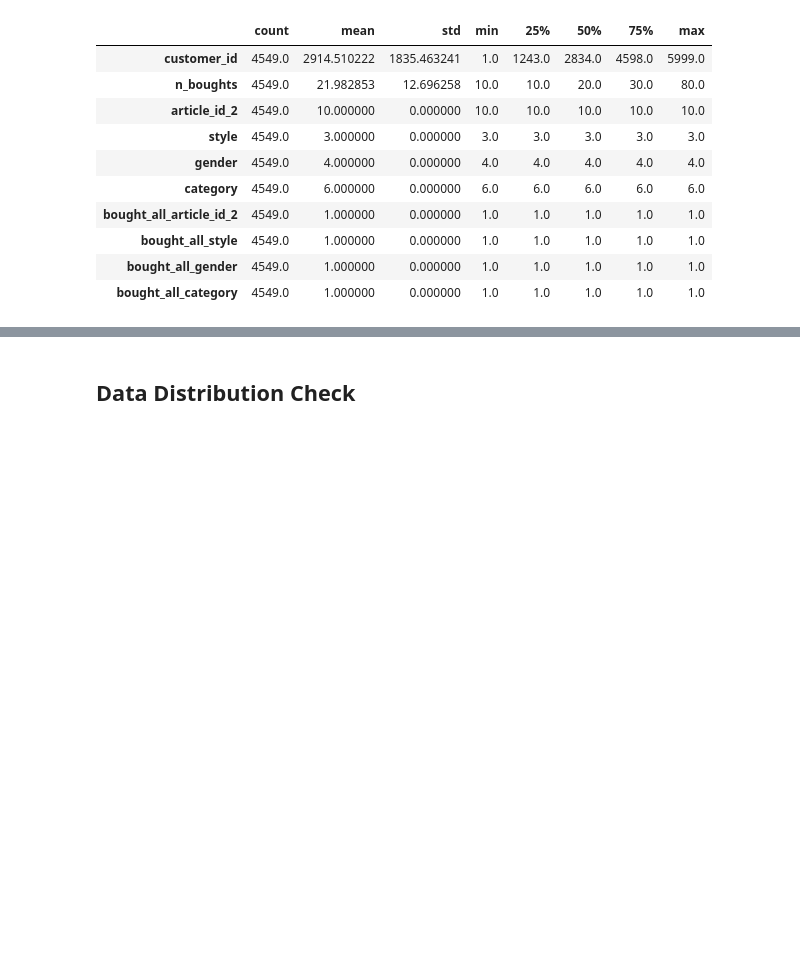
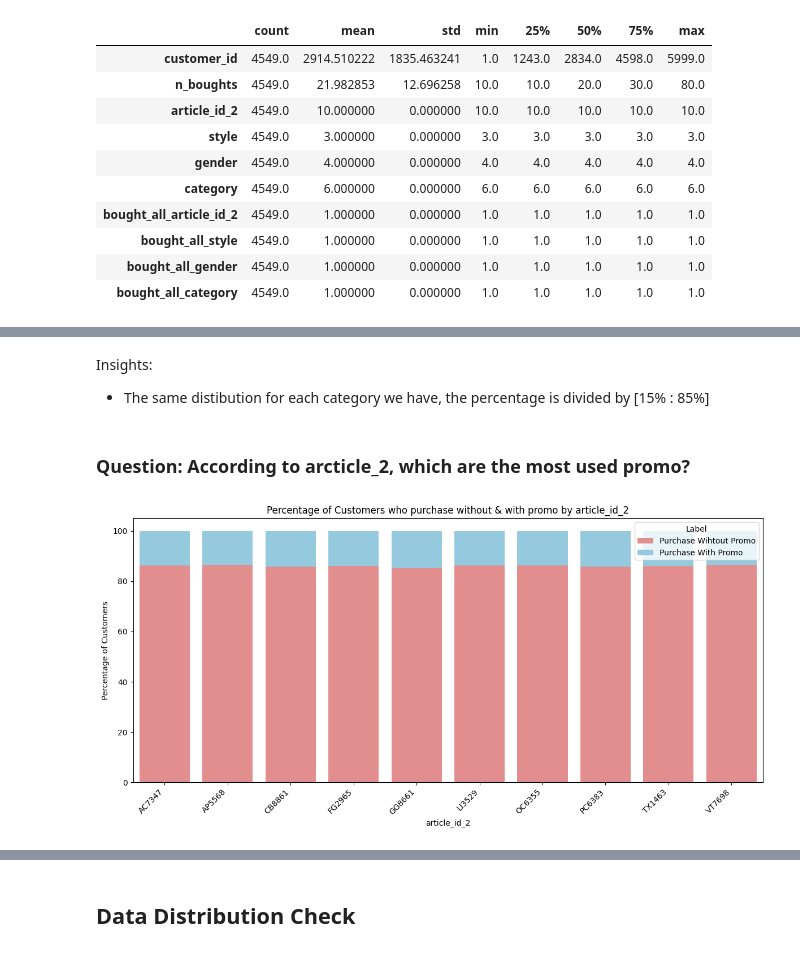
Before and after one commit to AhmedYousriSobhi/market_campain_imapct, a Jupyter notebook: nb_workspace/_1_data_raw_eda.ipynb, the cells around one changed output, grey strips where cells are left out. Saved outputs shown, nothing was run; the diff lists cells and outputs as text; code cells hidden in the pictures; blank space fills up the shorter version.

```diff
--- a/nb_workspace/_1_data_raw_eda.ipynb
+++ b/nb_workspace/_1_data_raw_eda.ipynb
@@ -362,0 +506,10 @@ df_customer_status.describe().T
+# %% [markdown]
+Insights:
+- The same distibution for each category we have, the percentage is divided by [15% : 85%]
+# %% [markdown]
+### Question: According to arcticle_2, which are the most used promo?
+# %%
+feature_col, target_col = 'article_id_2', 'label'
+df_purchase_percentage_article2 = plot_purchase_percentage(df, target_col, feature_col, True)
+# %% [output]
+[figure, added]
```
Also changed, not shown: parts of 18 cells of this notebook, 8 other files.
